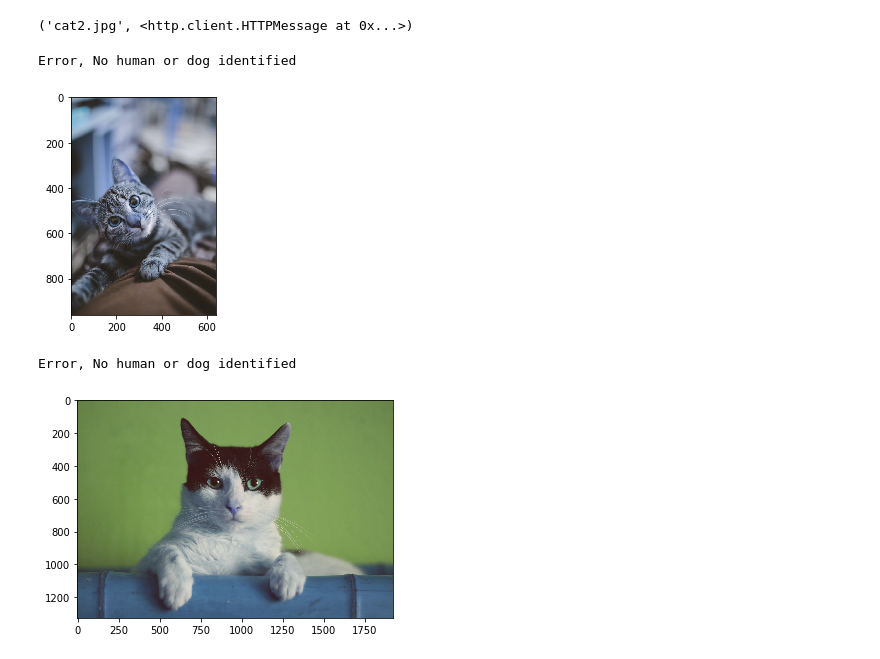
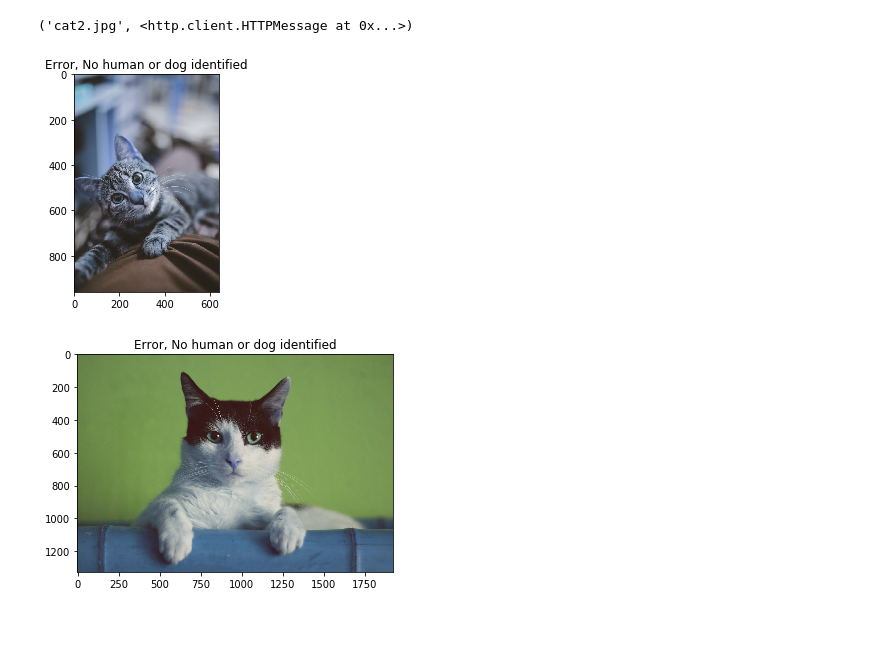
Before and after one commit to ranamahmud/dog-breed-classifier-udacity-capstone, a Jupyter notebook: dog_app.ipynb, the cells around one changed output. Drawn from its saved outputs; the diff is of its cells as text; code cells hidden in the pictures; blank space fills up the shorter version.

```diff
--- a/dog_app.ipynb
+++ b/dog_app.ipynb
@@ -786,11 +790,11 @@ def predict_human_dog(img_path):
     else:
         return "Error, No human or dog identified"
 # %%
-def plot_image(path):
+def plot_image(path,title=""):
     img = cv2.imread(path)
     plt.figure()
     plt.imshow(img)
-#     plt.title("Human face")
+    plt.title(title)
     plt.show()
 # %% [markdown]
 #### test on human image
@@ -884,16 +888,14 @@ urllib.request.urlretrieve(url, "cat2.jpg")
 ('cat2.jpg', <http.client.HTTPMessage at 0x...>)
 # %%
 file = "cat1.jpg"
-print(predict_human_dog(file))
-plot_image(file)
+prediction = predict_human_dog(file)
+plot_image(file, prediction)
 # %% [output]
-Error, No human or dog identified
-[figure, old version]
+[figure, new version]
 # %%
 file = "cat2.jpg"
 # Photo by Ramiz Dedaković on Unsplash
-print(predict_human_dog(file))
-plot_image(file)
+prediction = predict_human_dog(file)
+plot_image(file, prediction)
 # %% [output]
-Error, No human or dog identified
-[figure, old version]
+[figure, new version]
```
Also changed, not shown: parts of 23 cells of this notebook, 12 other files.
